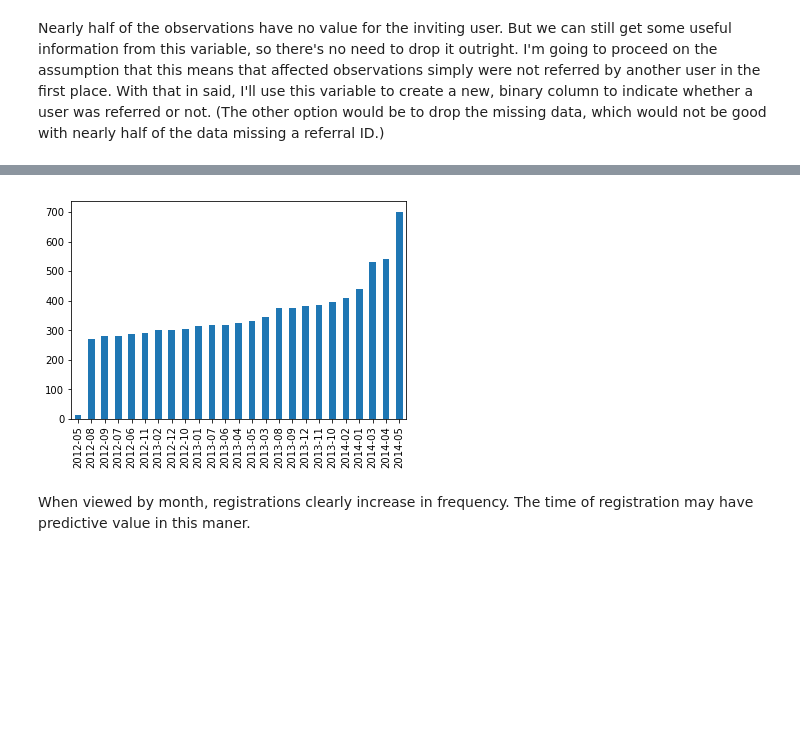
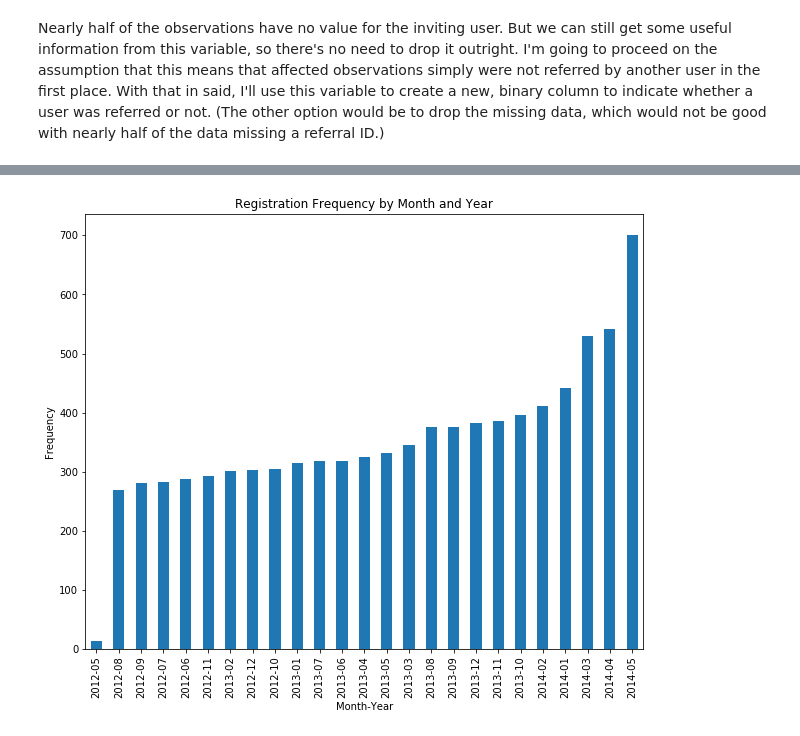
Before and after one commit to AOlden/sb-projects, a Jupyter notebook: relax_challenge/relax_take_home.ipynb, the cells around one changed output, grey strips where cells are left out. Saved outputs shown, nothing was run; the diff lists cells and outputs as text; code cells hidden in the pictures; blank space fills up the shorter version.

```diff
--- a/relax_challenge/relax_take_home.ipynb
+++ b/relax_challenge/relax_take_home.ipynb
@@ -214,9 +214,12 @@ merged_drop.head()
 | 4 | 2013-01 | GUEST_INVITE | 2013-01 | 0 | 0 | ... |
 # %%
 # plot creation times
+plt.figure(figsize=(10, 8))
+
 merged_drop.creation_time.value_counts(ascending = True).plot(kind = "bar")
+plt.title('Registration Frequency by Month and Year')
+plt.xlabel('Month-Year')
+plt.ylabel('Frequency')
 plt.show()
 # %% [output]
-[figure, old version]
+[figure, new version]
-# %% [markdown]
-When viewed by month, registrations clearly increase in frequency. The time of registration may have predictive value in this maner.
```
Also changed, not shown: parts of 8 cells of this notebook.
